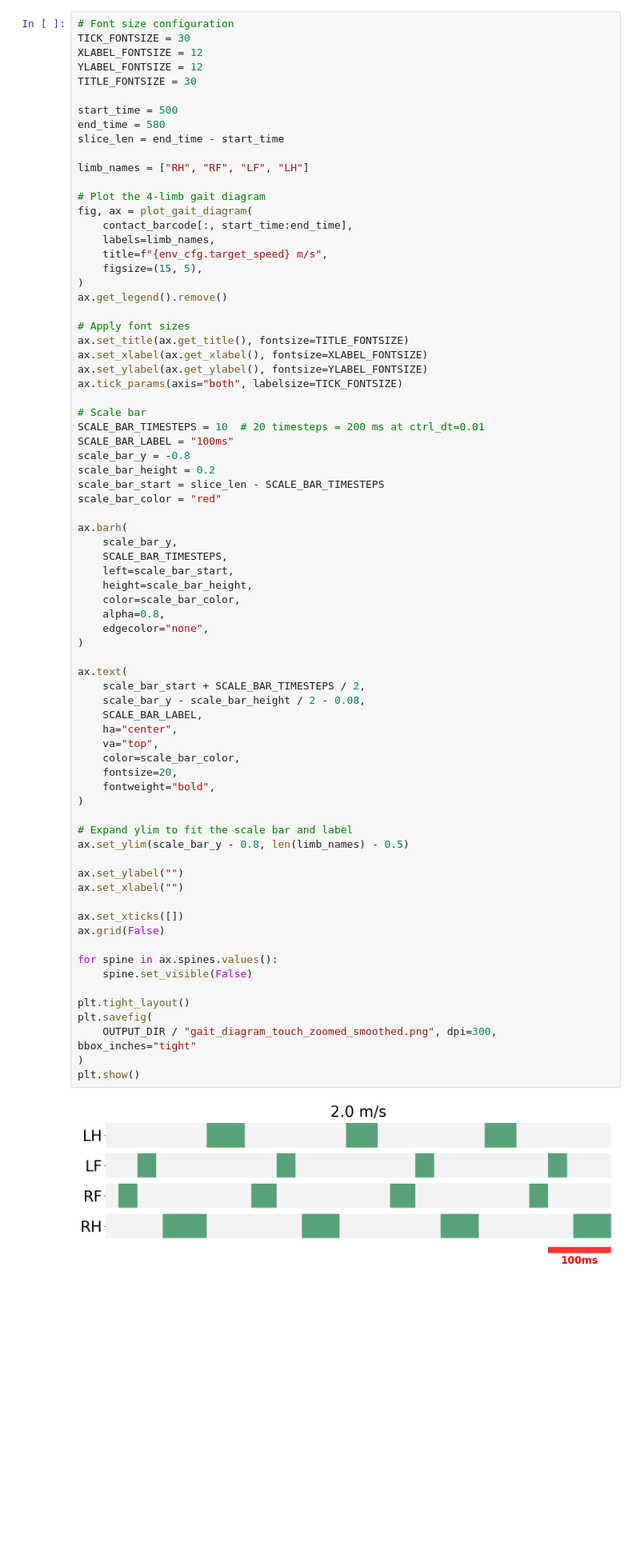
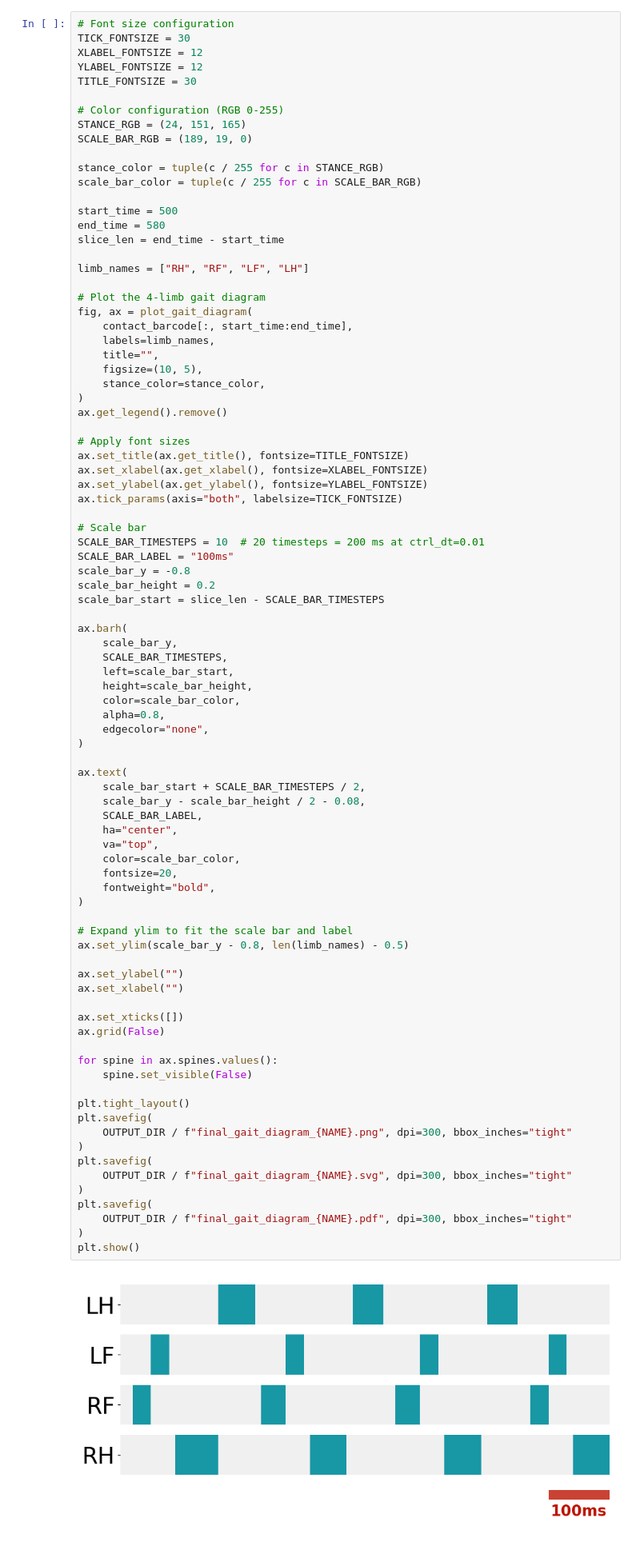
Before and after one commit to asirbu77/SCAMPER, a Jupyter notebook: notebooks/analysis/maintain_velocity_analysis_S20e-1_new.ipynb, the cells around one changed output. Shown at 80% size. Drawn from its saved outputs; the diff is of its cells as text; blank space fills up the shorter version.

```diff
--- a/notebooks/analysis/maintain_velocity_analysis_S20e-1_new.ipynb
+++ b/notebooks/analysis/maintain_velocity_analysis_S20e-1_new.ipynb
@@ -882,6 +889,13 @@ TICK_FONTSIZE = 30
 XLABEL_FONTSIZE = 12
 YLABEL_FONTSIZE = 12
 TITLE_FONTSIZE = 30
+
+# Color configuration (RGB 0-255)
+STANCE_RGB = (24, 151, 165)
+SCALE_BAR_RGB = (189, 19, 0)
+
+stance_color = tuple(c / 255 for c in STANCE_RGB)
+scale_bar_color = tuple(c / 255 for c in SCALE_BAR_RGB)
 
 start_time = 500
 end_time = 580
@@ -893,8 +907,9 @@ limb_names = ["RH", "RF", "LF", "LH"]
 fig, ax = plot_gait_diagram(
     contact_barcode[:, start_time:end_time],
     labels=limb_names,
-    title=f"{env_cfg.target_speed} m/s",
-    figsize=(15, 5),
+    title="",
+    figsize=(10, 5),
+    stance_color=stance_color,
 )
 ax.get_legend().remove()
 
@@ -910,7 +925,6 @@ SCALE_BAR_LABEL = "100ms"
 scale_bar_y = -0.8
 scale_bar_height = 0.2
 scale_bar_start = slice_len - SCALE_BAR_TIMESTEPS
-scale_bar_color = "red"
 
 ax.barh(
     scale_bar_y,
@@ -923,35 +937,41 @@ ax.barh(
 )
 
 ax.text(
     scale_bar_start + SCALE_BAR_TIMESTEPS / 2,
     scale_bar_y - scale_bar_height / 2 - 0.08,
     SCALE_BAR_LABEL,
     ha="center",
     va="top",
     color=scale_bar_color,
     fontsize=20,
     fontweight="bold",
 )
 
 # Expand ylim to fit the scale bar and label
 ax.set_ylim(scale_bar_y - 0.8, len(limb_names) - 0.5)
 
 ax.set_ylabel("")
 ax.set_xlabel("")
 
 ax.set_xticks([])
 ax.grid(False)
 
 for spine in ax.spines.values():
     spine.set_visible(False)
 
 plt.tight_layout()
 plt.savefig(
-    OUTPUT_DIR / "gait_diagram_touch_zoomed_smoothed.png", dpi=300, bbox_inches="tight"
+    OUTPUT_DIR / f"final_gait_diagram_{NAME}.png", dpi=300, bbox_inches="tight"
+)
+plt.savefig(
+    OUTPUT_DIR / f"final_gait_diagram_{NAME}.svg", dpi=300, bbox_inches="tight"
+)
+plt.savefig(
+    OUTPUT_DIR / f"final_gait_diagram_{NAME}.pdf", dpi=300, bbox_inches="tight"
 )
 plt.show()
 # %% [output]
-[figure, old version]
+[figure, new version]
 # %%
 # Summary statistics
 print("=" * 60)
```
Also changed, not shown: parts of 7 cells of this notebook, 1 other file.
